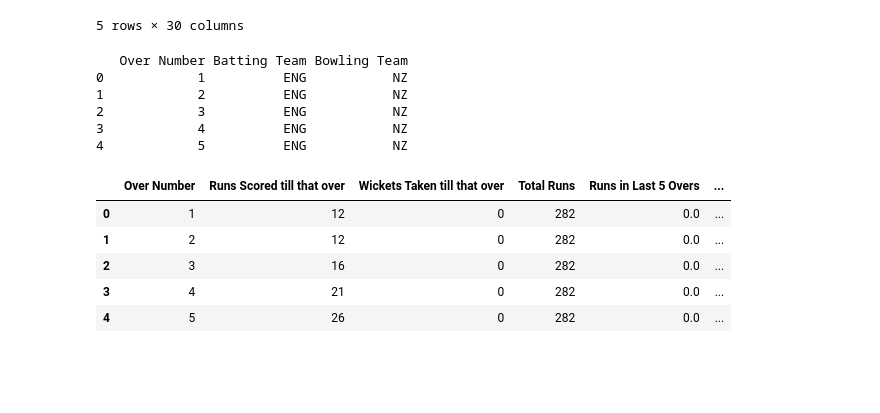
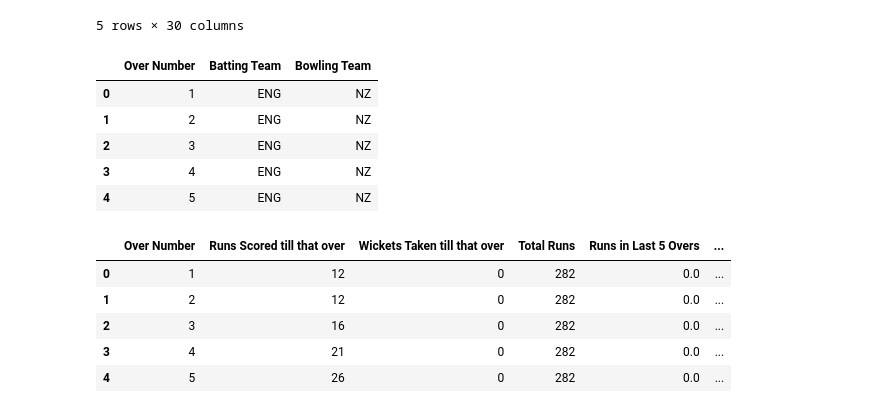
Before and after one commit to kg0420/Cricket_Score_Prediction, a Jupyter notebook: Cricket_score_training.ipynb, the cells around one changed output. Cells and saved outputs as stored; diff of their text form; code cells hidden in the pictures; blank space fills up the shorter version.

```diff
--- a/Cricket_score_training.ipynb
+++ b/Cricket_score_training.ipynb
@@ -27,25 +29,25 @@ data.head()
 # %%
 import pandas as pd
 
 # Load dataset
 
 # Extract batting team
 data["Batting Team"] = data[[col for col in data.columns if col.startswith("Batting team")]].idxmax(axis=1)
 data["Batting Team"] = data["Batting Team"].str.replace("Batting team ", "")
 
 # Extract bowling team
 data["Bowling Team"] = data[[col for col in data.columns if col.startswith("Bowling team")]].idxmax(axis=1)
 data["Bowling Team"] = data["Bowling Team"].str.replace("Bowling team ", "")
 
 # Preview
-print(data[["Over Number", "Batting Team", "Bowling Team"]].head())
+data[["Over Number", "Batting Team", "Bowling Team"]].head()
 # %% [output]
-   Over Number Batting Team Bowling Team
-0            1          ENG           NZ
-1            2          ENG           NZ
-2            3          ENG           NZ
-3            4          ENG           NZ
-4            5          ENG           NZ
+|  | Over Number | Batting Team | Bowling Team |
+| 0 | 1 | ENG | NZ |
+| 1 | 2 | ENG | NZ |
+| 2 | 3 | ENG | NZ |
+| 3 | 4 | ENG | NZ |
+| 4 | 5 | ENG | NZ |
 # %%
 data = data.drop(columns=[col for col in data.columns if col.startswith("Batting team") or col.startswith("Bowling team")])
 
```
Also changed, not shown: parts of 10 cells of this notebook, 7 other files.
